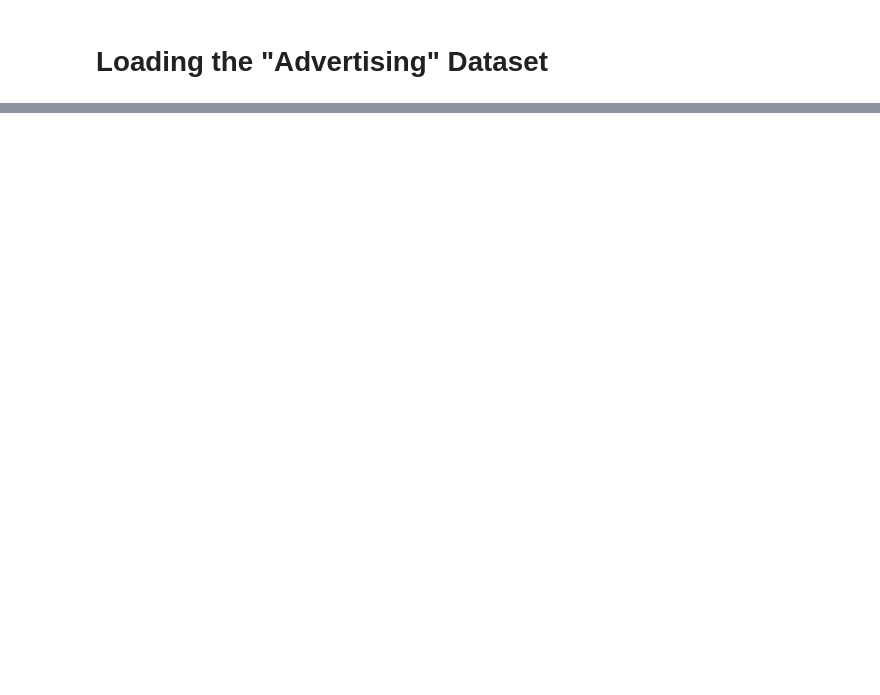
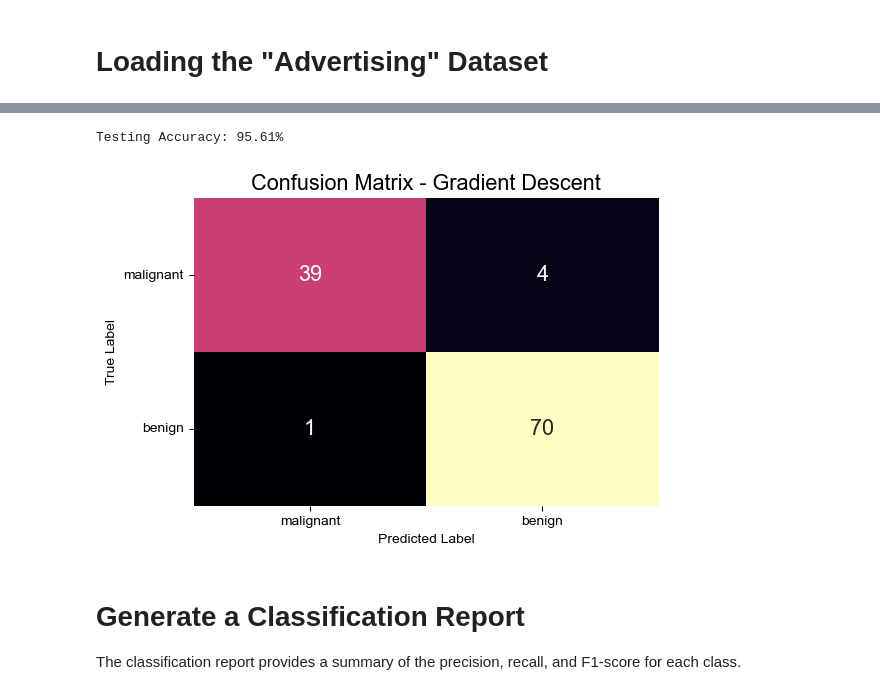
Before and after one commit to Vikram729/INDE577_DS_ML, a Jupyter notebook: Supervised Learning/03-gradient_descent/03-gradient_descent.ipynb, the cells around one changed output, grey strips where cells are left out. Drawn from its saved outputs; the diff is of its cells as text; code cells hidden in the pictures; blank space fills up the shorter version.

```diff
--- a/Supervised Learning/03-gradient_descent/03-gradient_descent.ipynb
+++ b/Supervised Learning/03-gradient_descent/03-gradient_descent.ipynb
@@ -115,0 +90,35 @@ plt.show()
+# %%
+# Evaluate the model on the test set
+y_pred = predict(X_test, w)
+accuracy = accuracy_score(y_test, y_pred)
+print('Testing Accuracy: {:.2f}%'.format(accuracy * 100))
+
+# Create a confusion matrix
+from sklearn import metrics
+confusion_matrix = metrics.confusion_matrix(y_test, y_pred)
+
+# Convert confusion matrix into dataframe
+matrix_df = pd.DataFrame(confusion_matrix)
+
+# Plot confusion matrix
+plt.figure(figsize=(6, 4))
+ax = plt.axes()
+sns.set(font_scale=1.3)
+sns.heatmap(matrix_df,
+            annot = True,
+            fmt = "g",
+            ax = ax,
+            cmap = "magma",
+            cbar = False)
+ax.set_title("Confusion Matrix - Gradient Descent")
+ax.set_xlabel("Predicted Label")
+ax.set_xticklabels(["malignant", "benign"])
+ax.set_ylabel("True Label")
+ax.set_yticklabels(["malignant", "benign"], rotation=0)
+plt.show()
+# %% [output]
+Testing Accuracy: 95.61%
+[figure, added]
+# %% [markdown]
+# Generate a Classification Report
+The classification report provides a summary of the precision, recall, and F1-score for each class.
```
Also changed, not shown: parts of 27 cells of this notebook, 1 other file.
